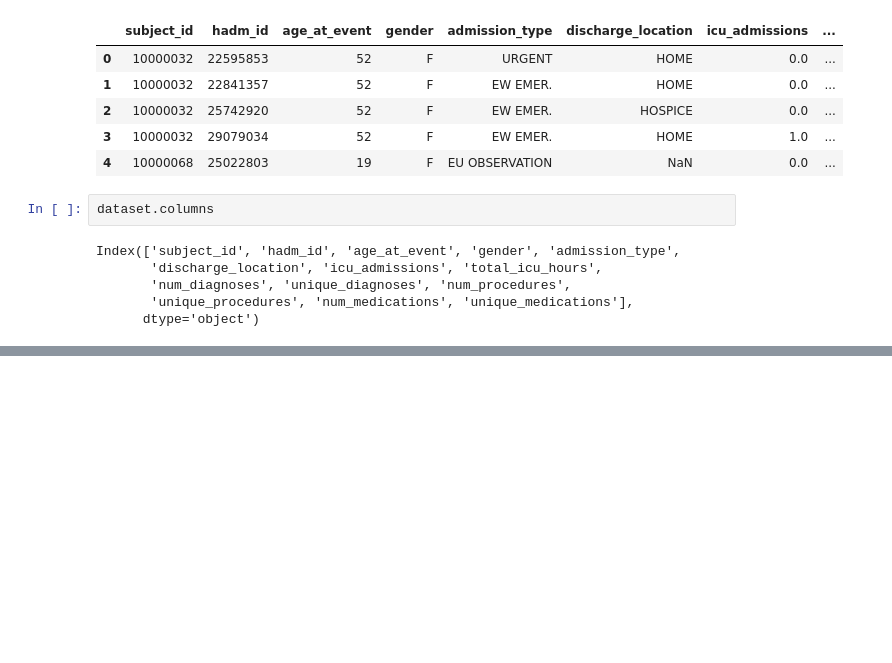
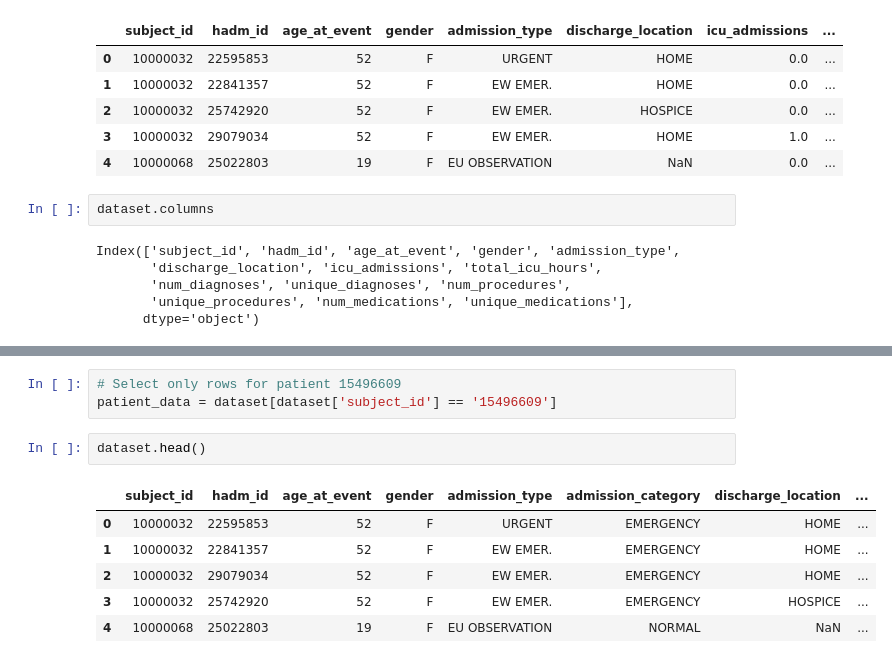
Before and after one commit to michechi/LLMSeq, a Jupyter notebook: src/tabular_preprocessing.ipynb, the cells around one changed output, grey strips where cells are left out. Saved outputs shown, nothing was run; the diff lists cells and outputs as text; blank space fills up the shorter version.

```diff
--- a/src/tabular_preprocessing.ipynb
+++ b/src/tabular_preprocessing.ipynb
@@ -154,0 +221,12 @@ tools.display_dataframe_to_user(name="MIMIC-IV Clinical Dataset", dataframe=data
+# %%
+# Select only rows for patient 15496609
+patient_data = dataset[dataset['subject_id'] == '15496609']
+# %%
+dataset.head()
+# %% [output]
+|  | subject_id | hadm_id | age_at_event | gender | admission_type | admission_category | discharge_location | ... |
+| 0 | 10000032 | 22595853 | 52 | F | URGENT | EMERGENCY | HOME | ... |
+| 1 | 10000032 | 22841357 | 52 | F | EW EMER. | EMERGENCY | HOME | ... |
+| 2 | 10000032 | 29079034 | 52 | F | EW EMER. | EMERGENCY | HOME | ... |
+| 3 | 10000032 | 25742920 | 52 | F | EW EMER. | EMERGENCY | HOSPICE | ... |
+| 4 | 10000068 | 25022803 | 19 | F | EU OBSERVATION | NORMAL | NaN | ... |
```
Also changed, not shown: parts of 13 cells of this notebook, 2 other files.
